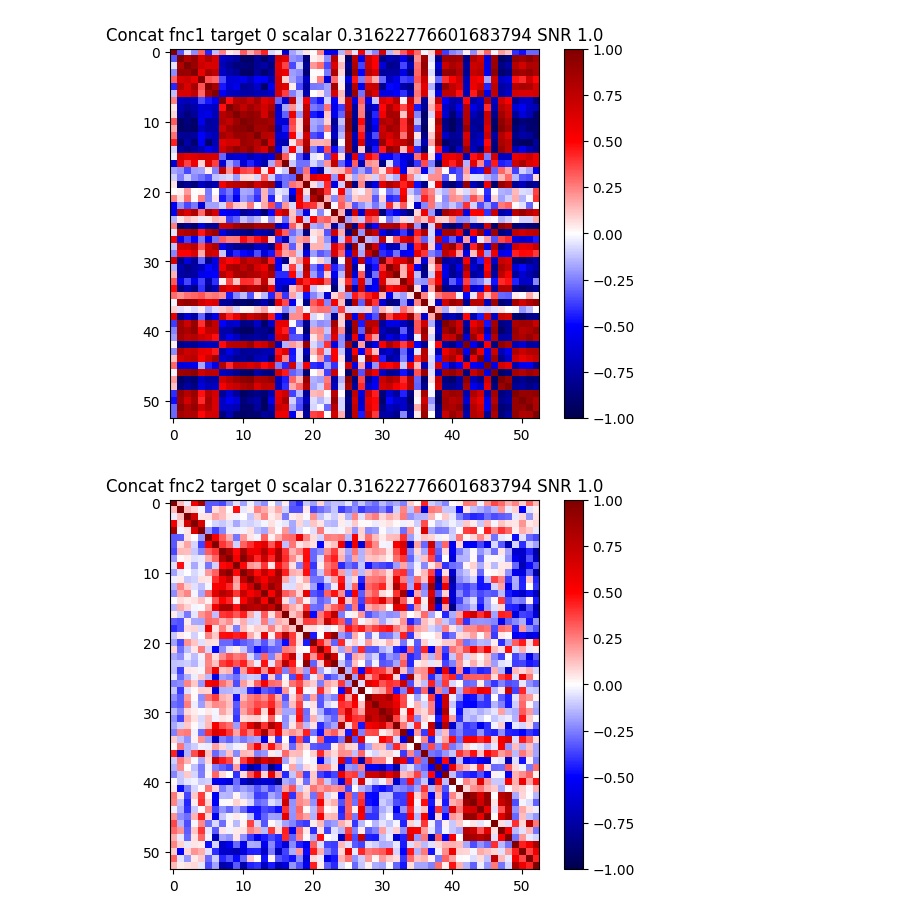
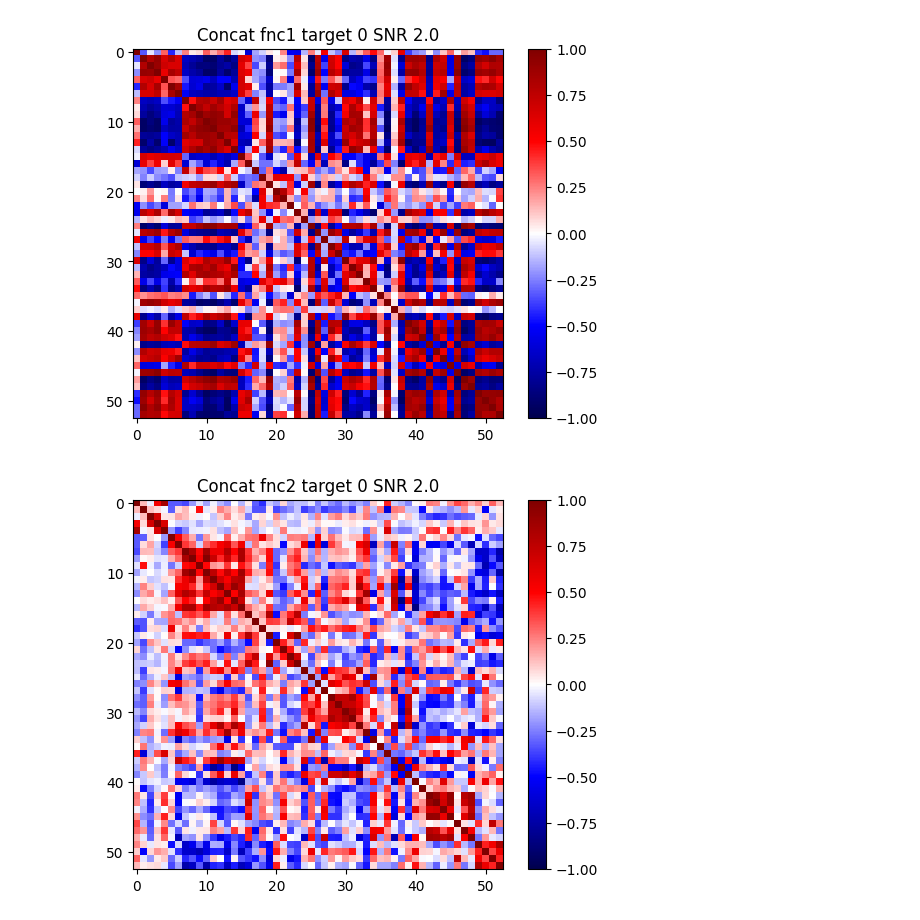
Before and after one commit to neuroneural/undersampling-project, a Jupyter notebook: OULU/python-scripts/test_kfcv.ipynb, the cells around one changed output. Cells and saved outputs as stored; diff of their text form; code cells hidden in the pictures.

```diff
--- a/OULU/python-scripts/test_kfcv.ipynb
+++ b/OULU/python-scripts/test_kfcv.ipynb
@@ -149,7 +141,7 @@ while num_converged < NUM_SUBS:
             W = create_stable_weighted_matrix(A, threshold=threshold, powers=[2])
             var_noise = genData(W, rate=u_rate, burnin=burn, ssize=NOISE_SIZE, nstd=nstd)
             var_noise = zscore(var_noise, axis=1)
-            noises[subject] = var_noise * scalar
+            noises[subject] = var_noise
             num_converged += 1
             converged_subjects.append(subject)
 
@@ -215,8 +213,8 @@ for i in range(0, len(lines), 2):
     noise_tr100 = noises[subject][:,::2]#/2 #####DEBUG TODO: check later
     noise_tr2150 = noises[subject][:,::33]
 
-    tr100_tc_zs_dt_noise = tr100_tc_zs_dt+noise_tr100
-    tr2150_tc_zs_dt_noise = tr2150_tc_zs_dt+noise_tr2150
+    #tr100_tc_zs_dt_noise = tr100_tc_zs_dt+noise_tr100
+    #tr2150_tc_zs_dt_noise = tr2150_tc_zs_dt+noise_tr2150
 
     all_data.append({'Subject_ID'             : str(subject),
                     'VAR_Noise'               : noises[subject],
@@ -224,8 +222,9 @@ for i in range(0, len(lines), 2):
                     'TR2150_Noise'            : noise_tr2150,
                     'TR100_Timecourse'        : tr100_tc_zs_dt,
                     'TR2150_Timecourse'       : tr2150_tc_zs_dt,
-                    'TR100_Timecourse_Noise'  : tr100_tc_zs_dt_noise,
-                    'TR2150_Timecourse_Noise' : tr2150_tc_zs_dt_noise})
+                    #'TR100_Timecourse_Noise'  : tr100_tc_zs_dt_noise,
+                    #'TR2150_Timecourse_Noise' : tr2150_tc_zs_dt_noise
+                    })
 
 data_df = pd.DataFrame(all_data)
 
@@ -261,0 +261,24 @@ data_df
+# %%
+noise_ix = 0
+SNR = SNRs[7]
+
+xTx_tr100 = np.sum(np.square(data_df['TR100_Timecourse'].mean()))
+nTn_tr100 = np.sum(np.square(data_df['TR100_Noise'].mean()))
+scalar_tr100 = (xTx_tr100 / nTn_tr100) * 10**(SNR/-2)
+
+xTx_tr2150 = np.sum(np.square(data_df['TR2150_Timecourse'].mean()))
+nTn_tr2150 = np.sum(np.square(data_df['TR2150_Noise'].mean()))
+scalar_tr2150 = (xTx_tr2150 / nTn_tr2150) * 10**(SNR/-2)
+
+
+logging.info(f'\t\t\t\tSNR {SNR}')
+logging.info(f'\t\t\t\tscalar_tr100 {scalar_tr100}')
+logging.info(f'\t\t\t\tscalar1_tr2150 {scalar_tr2150}')
+
+data_df['TR100_Noise'] = data_df['TR100_Noise'].multiply(scalar_tr100)
+data_df['TR2150_Noise'] = data_df['TR2150_Noise'].multiply(scalar_tr2150)
+
+data_df['TR100_Timecourse_Noise'] = data_df['TR100_Noise'] + data_df['TR100_Timecourse']
+data_df['TR2150_Timecourse_Noise'] = data_df['TR2150_Noise'] + data_df['TR2150_Timecourse']
+
+data_df
@@ -494,36 +488,36 @@ fncmat2 = fncmat2 + fncmat2.T - np.diag(np.diag(fncmat2))
 plt.imshow(fncmat1, cmap=plt.get_cmap('seismic'), vmin=-1, vmax=1)
 plt.colorbar()
 target = concat_df.iloc[0]['target']
-plt.title(f'Concat fnc1 target {target} scalar {scalar} SNR {SNR}')
+plt.title(f'Concat fnc1 target {target} SNR {SNR}')
 plt.show()
 plt.clf()
 
 plt.imshow(fncmat2, cmap=plt.get_cmap('seismic'), vmin=-1, vmax=1)
 plt.colorbar()
 target = concat_df.iloc[0]['target']
-plt.title(f'Concat fnc2 target {target} scalar {scalar} SNR {SNR}')
+plt.title(f'Concat fnc2 target {target} SNR {SNR}')
 plt.show()
 plt.clf()
 
 fnc_triu = concat_df.iloc[1]['Concat_Window']
 fncmat1 = np.zeros((53,53))
 fncmat2 = np.zeros((53,53))
 fncmat1[np.triu_indices(53)] = fnc_triu[:1431]
 fncmat2[np.triu_indices(53)] = fnc_triu[1431:]
 fncmat1 = fncmat1 + fncmat1.T - np.diag(np.diag(fncmat1))
 fncmat2 = fncmat2 + fncmat2.T - np.diag(np.diag(fncmat2))
 plt.imshow(fncmat1, cmap=plt.get_cmap('seismic'), vmin=-1, vmax=1)
 plt.colorbar()
 target = concat_df.iloc[1]['target']
-plt.title(f'Concat fnc1 target {target} scalar {scalar} SNR {SNR}')
+plt.title(f'Concat fnc1 target {target} SNR {SNR}')
 plt.show()
 plt.clf()
 
 plt.imshow(fncmat2, cmap=plt.get_cmap('seismic'), vmin=-1, vmax=1)
 plt.colorbar()
 target = concat_df.iloc[1]['target']
-plt.title(f'Concat fnc2 target {target} scalar {scalar} SNR {SNR}')
+plt.title(f'Concat fnc2 target {target} SNR {SNR}')
 plt.show()
 # %% [output]
-[figure, old version]
+[figure, new version]
-[figure, old version]
+[figure, new version]
```
Also changed, not shown: parts of 22 cells of this notebook, 8 other files.
